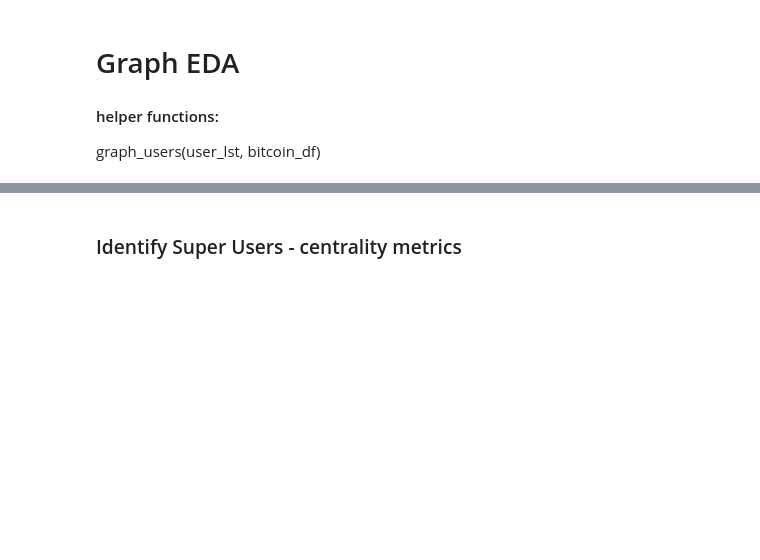
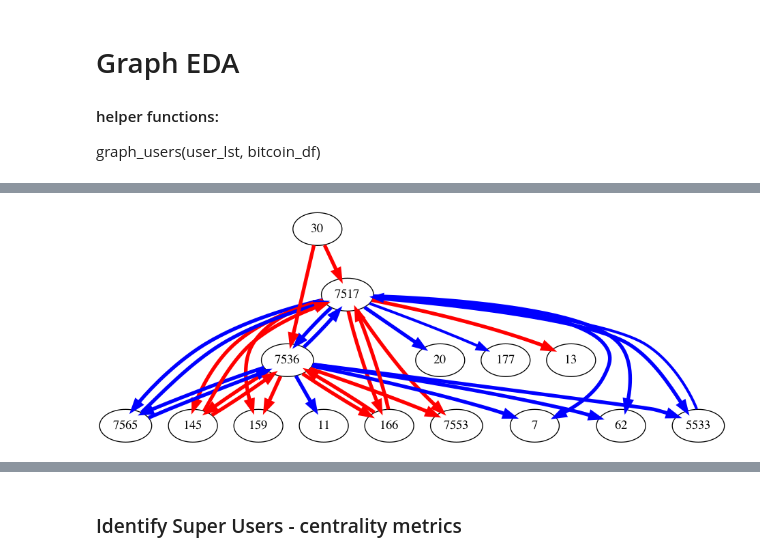
Before and after one commit to allanalberts/Fighting-Fraud-With-Graph-Theory, a Jupyter notebook: notebooks/graph_eda.ipynb, the cells around one changed output, grey strips where cells are left out. Cells and saved outputs as stored; diff of their text form; code cells hidden in the pictures; blank space fills up the shorter version.

```diff
--- a/notebooks/graph_eda.ipynb
+++ b/notebooks/graph_eda.ipynb
@@ -54,0 +174,6 @@ alpha_df.hist('rating', bins=20)
+# %%
+user_df, user_g = h.build_graph(alpha_df, user_lst=[7536, 7517], maxdate='2012-09-25 21:00:00')
+print(user_df[:])
+print(alpha_users.loc[7536])
+nxpd.draw(user_g, show='ipynb')
+# %% [output]
@@ -54,0 +197 @@ alpha_df.hist('rating', bins=20)
+[figure, added]
```
Also changed, not shown: parts of 25 cells of this notebook, 2 other files.
